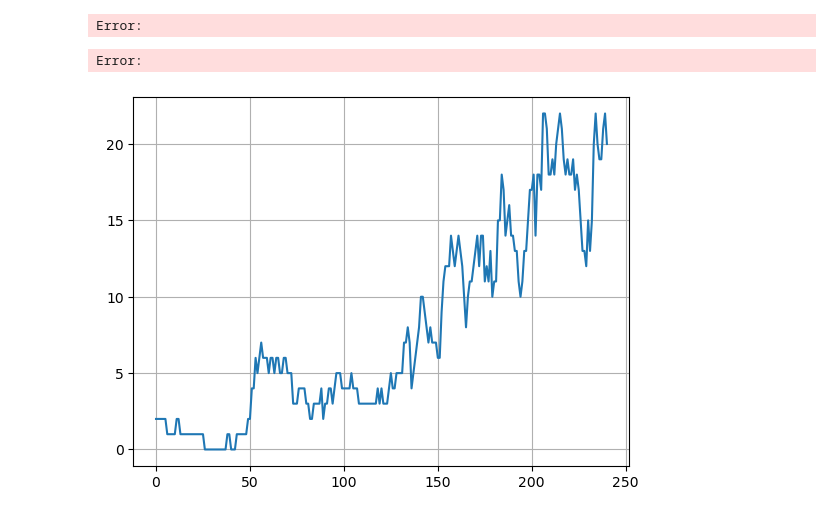
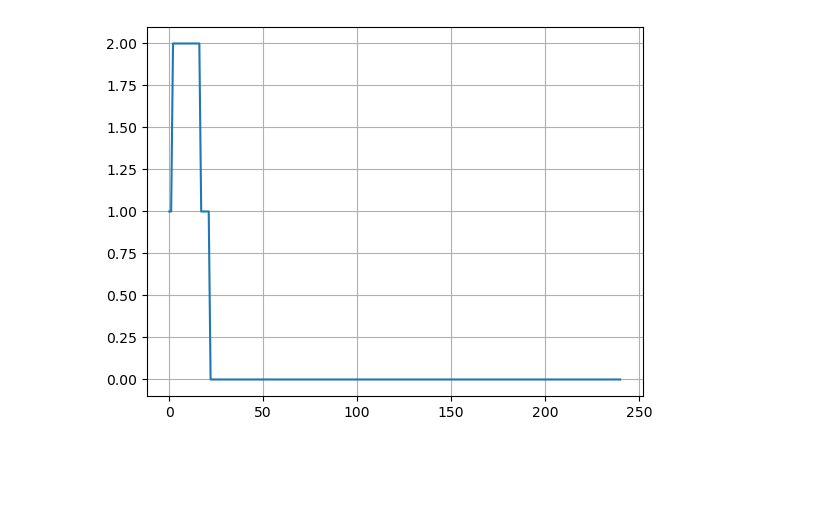
Before and after one commit to kazi0302/COVID-19-Modeling-and-Parameter-Fitting, a Jupyter notebook: Monte Carlo Simulation/MC_simulator.ipynb, the cells around one changed output. Saved outputs shown, nothing was run; the diff lists cells and outputs as text; code cells hidden in the pictures; blank space fills up the shorter version.

```diff
--- a/Monte Carlo Simulation/MC_simulator.ipynb
+++ b/Monte Carlo Simulation/MC_simulator.ipynb
@@ -464,8 +464,8 @@ result_South_High = { 'Mobility': [], 'Beta Symptomatic': [], 'Beta Asymptomatic
 result_South_Low = { 'Mobility': [], 'Beta Symptomatic': [], 'Beta Asymptomatic': [], 'S': [], 'E': [], 'I': [], 'A': [], 'R': [] }
 # %%
 for mobility in np.arange(0, 0.05, 0.001):
-    for beta_s in np.arange(1.0e-10, 7.0e-09, 1.0e-9):
-        for beta_as in np.arange(1.0e-10, 7.0e-09, 1.0e-9):
+    for beta_s in np.arange(1.0e-10, 1.0e-07, 1.0e-9):
+        for beta_as in np.arange(1.0e-10, 1.0e-07, 1.0e-9):
 
             try:
                 Central_High, Central_Low, East_High, East_Low, NCen_High, NCen_Low, NCoa_High, NCoa_Low, NI_High, NI_Low, South_High, South_Low = \
@@ -568,13 +568,10 @@ for mobility in np.arange(0, 0.05, 0.001):
                 result_South_Low['R'].append(South_Low[:,4])
             except:
                 print('Mobility: ', mobility, 'Beta Symptomatic: ', beta_s, 'Beta Asymptomatic: ', beta_as)
-# %% [output]
-Error:
-Error:
 # %%
 temp = pd.DataFrame(result_Central_High)
 # %%
-plt.plot([i for i in range(Central_High.shape[0])], temp['E'][0] + temp['I'][0])
+plt.plot([i for i in range(Central_High.shape[0])], temp['I'][0])
 plt.grid()
 # %% [output]
-[figure, old version]
+[figure, new version]
```
Also changed, not shown: 1 other file.
